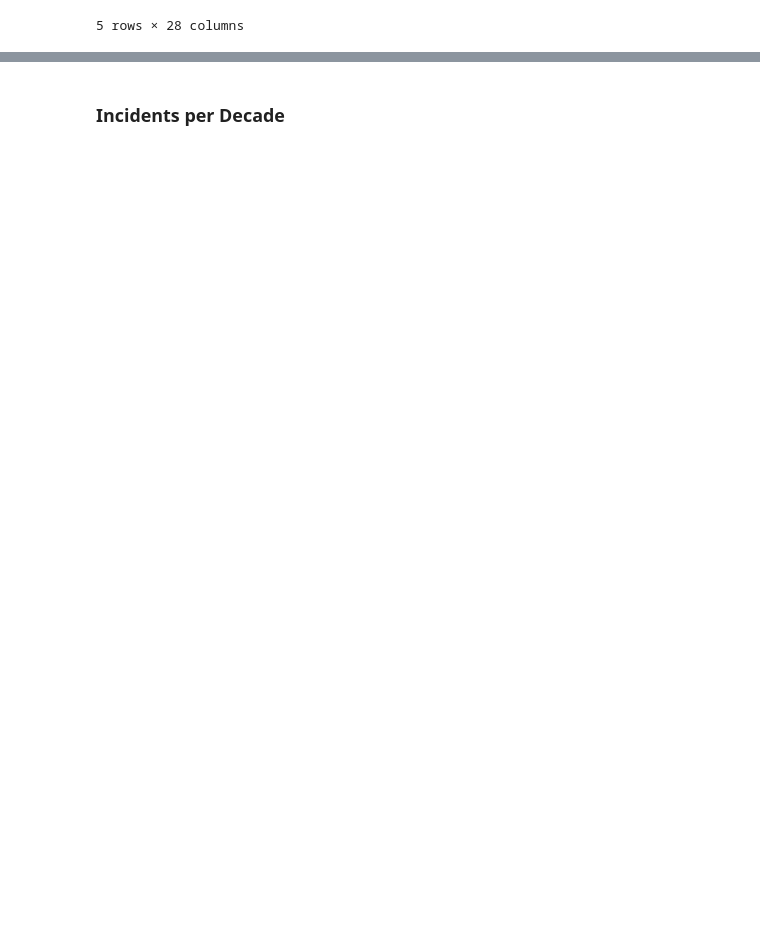
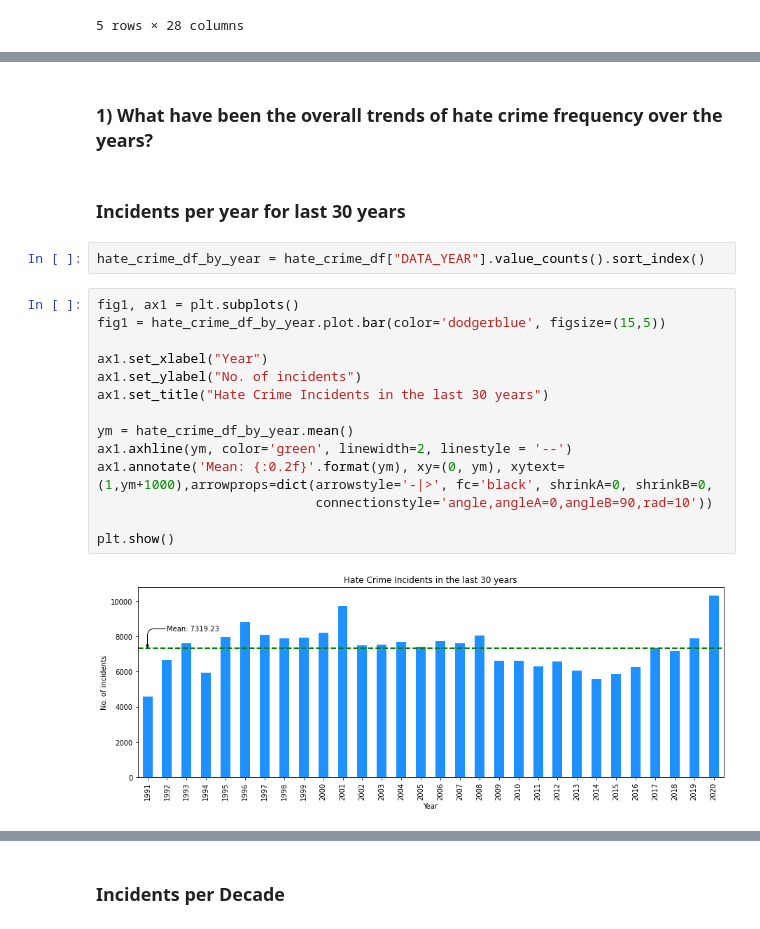
Before and after one commit to artolon/Exploratory_Analysis_Project, a Jupyter notebook: SM_FBI_CRIME_DATA.ipynb, the cells around one changed output, grey strips where cells are left out. Saved outputs shown, nothing was run; the diff lists cells and outputs as text; blank space fills up the shorter version.

```diff
--- a/SM_FBI_CRIME_DATA.ipynb
+++ b/SM_FBI_CRIME_DATA.ipynb
@@ -137,0 +32,22 @@ hate_crime_df[hate_crime_df["DATA_YEAR"] == 2011]
+# %% [markdown]
+### 1) What have been the overall trends of hate crime frequency over the years?
+# %% [markdown]
+### Incidents per year for last 30 years
+# %%
+hate_crime_df_by_year = hate_crime_df["DATA_YEAR"].value_counts().sort_index()
+# %%
+fig1, ax1 = plt.subplots()
+fig1 = hate_crime_df_by_year.plot.bar(color='dodgerblue', figsize=(15,5))
+
+ax1.set_xlabel("Year")
+ax1.set_ylabel("No. of incidents")
+ax1.set_title("Hate Crime Incidents in the last 30 years")
+
+ym = hate_crime_df_by_year.mean()
+ax1.axhline(ym, color='green', linewidth=2, linestyle = '--')
+ax1.annotate('Mean: {:0.2f}'.format(ym), xy=(0, ym), xytext=(1,ym+1000),arrowprops=dict(arrowstyle='-|>', fc='black', shrinkA=0, shrinkB=0,
+                            connectionstyle='angle,angleA=0,angleB=90,rad=10'))
+
+plt.show()
+# %% [output]
+[figure, added]
```
Also changed, not shown: parts of 51 cells of this notebook, 1 other file.
